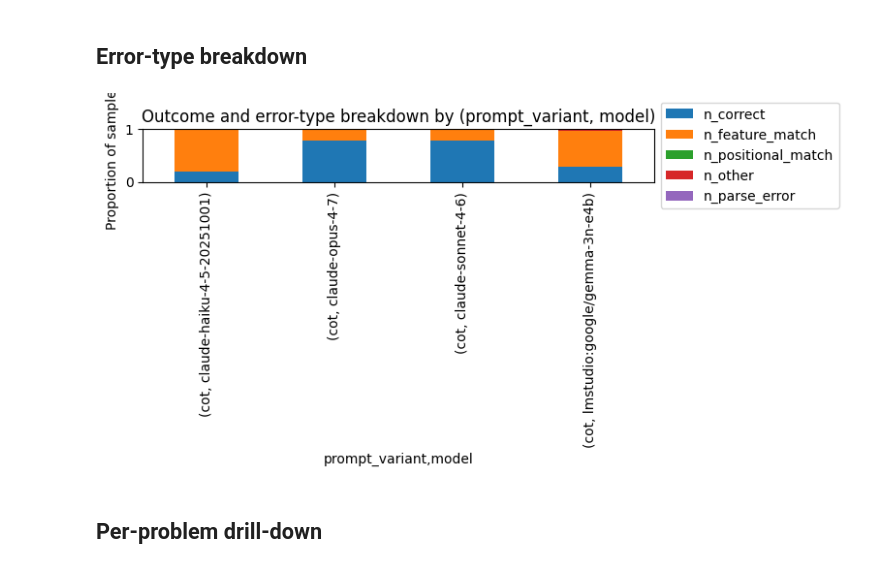
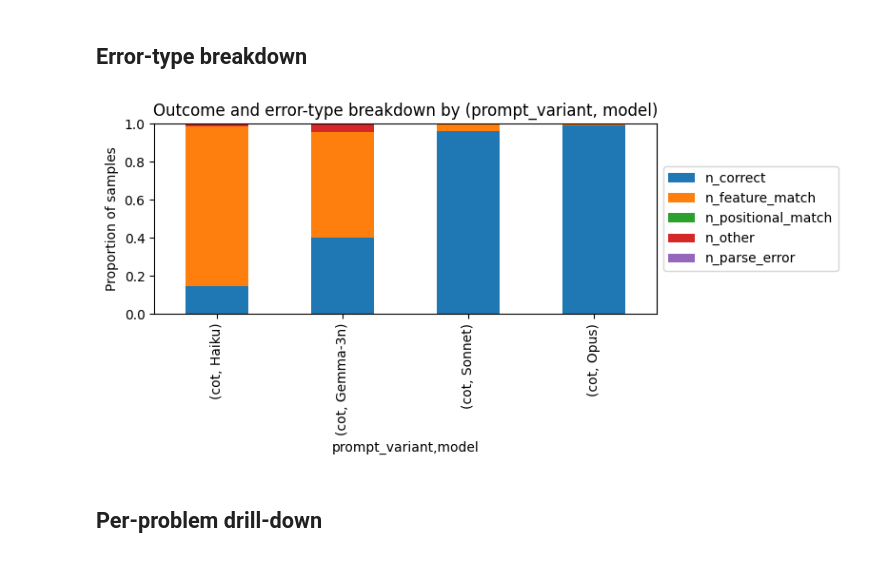
Before and after one commit to poldrack/llm-relations, a Jupyter notebook: analysis/report.ipynb, the cells around one changed output. Saved outputs shown, nothing was run; the diff lists cells and outputs as text; code cells hidden in the pictures.

```diff
--- a/analysis/report.ipynb
+++ b/analysis/report.ipynb
@@ -111,27 +172,29 @@ plt.show()
 ## Error-type breakdown
 # %%
 short_model = {
+    "claude-haiku-4-5-20251001": "Haiku",
     "lmstudio:google/gemma-3n-e4b": "Gemma-3n",
-    "claude-haiku-4-5-20251001": "Haiku",
     "claude-sonnet-4-6": "Sonnet",
     "claude-opus-4-7": "Opus",
 }
+model_order_short = ["Haiku", "Gemma-3n", "Sonnet", "Opus"]
 
 error_cols = ["n_correct", "n_feature_match", "n_positional_match", "n_other", "n_parse_error"]
-by_group = summary.groupby(["prompt_variant", "model"])[error_cols].sum()
+by_group = summary[~summary["variant"].isin(["control", "scale", "cross_domain"])].groupby(["prompt_variant", "model"])[error_cols].sum()
 by_group = by_group.rename(index=short_model, level="model")
+by_group = by_group.reindex(model_order_short, level="model")
 # Normalize to proportions of samples.
 by_group_pct = by_group.div(by_group.sum(axis=1), axis=0)
 
 fig, ax = plt.subplots(figsize=(8, 4))
 by_group_pct.plot(kind="bar", stacked=True, ax=ax)
 ax.set_ylabel("Proportion of samples")
 ax.set_title("Outcome and error-type breakdown by (prompt_variant, model)")
 ax.legend(loc="center left", bbox_to_anchor=(1.0, 0.5))
 fig.tight_layout()
 plt.show()
 # %% [output]
-[figure, old version]
+[figure, new version]
 # %% [markdown]
 ## Per-problem drill-down
 # %%
```
Also changed, not shown: parts of 8 cells of this notebook.
